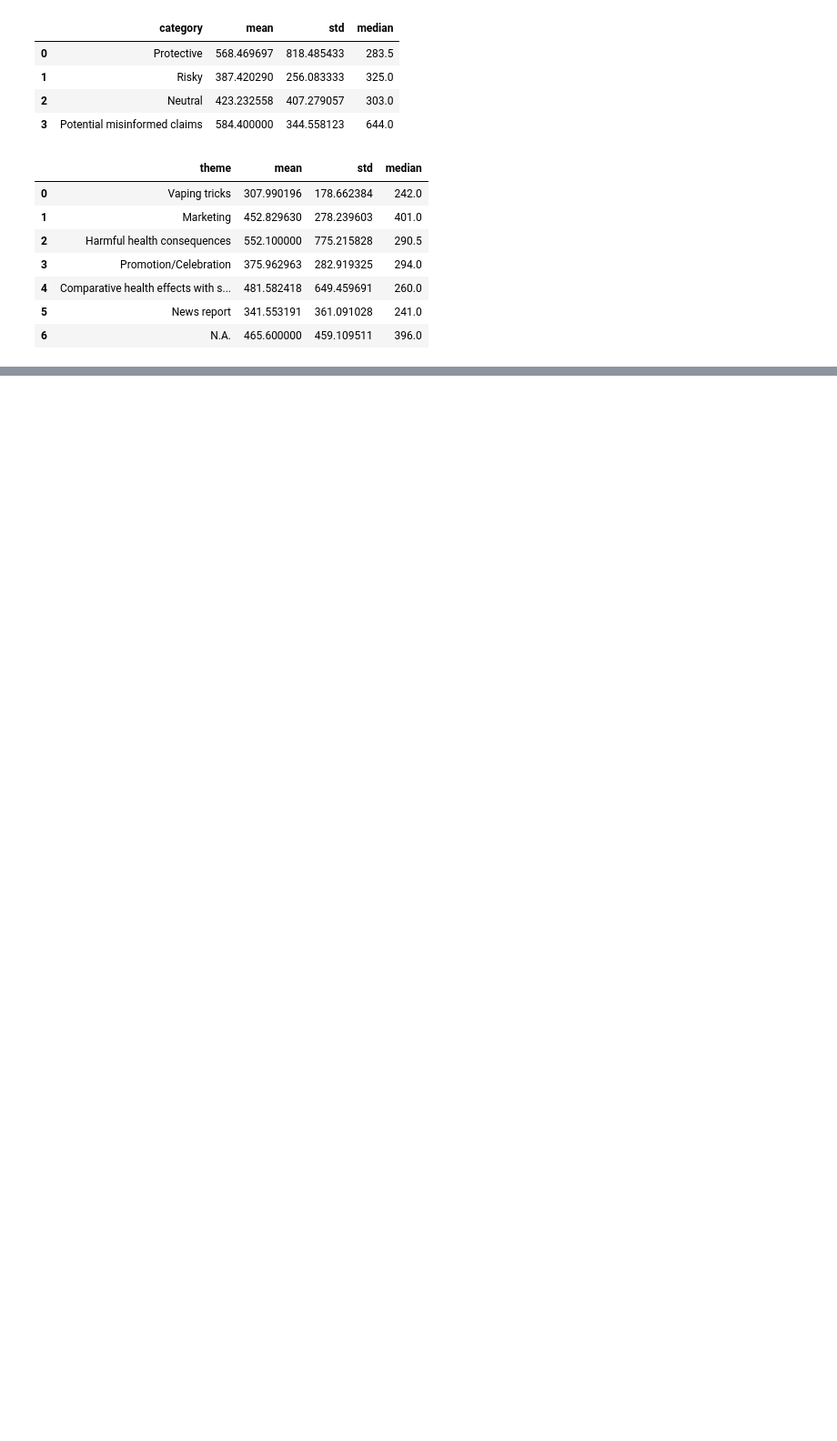
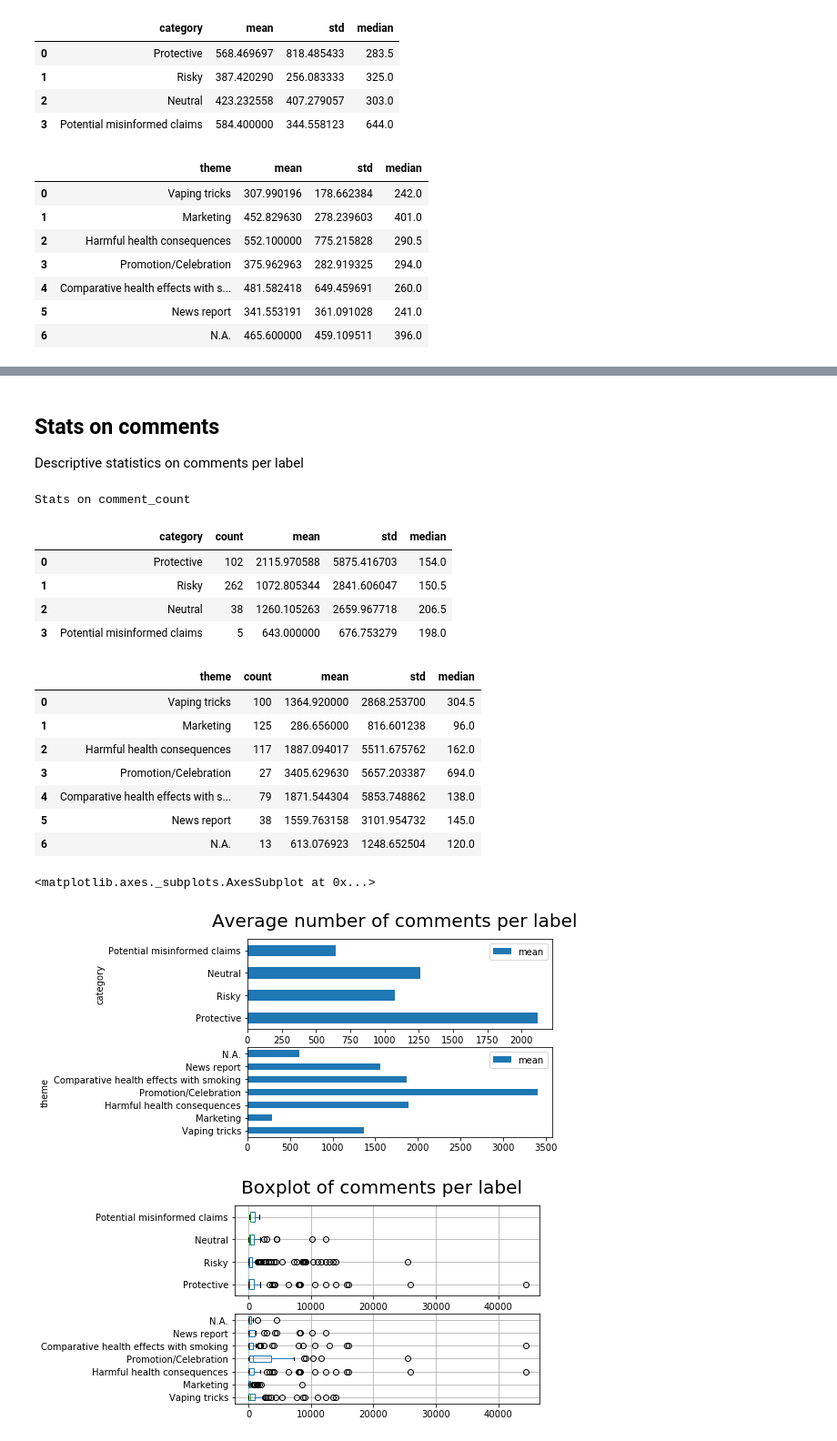
Before and after one commit to chinmaymokashicm/GRA_Youtube_Cig, a Jupyter notebook: descriptive_analysis.ipynb, the cells around one changed output, grey strips where cells are left out. Shown at 91% size. Drawn from its saved outputs; the diff is of its cells as text; code cells hidden in the pictures; blank space fills up the shorter version.

```diff
--- a/descriptive_analysis.ipynb
+++ b/descriptive_analysis.ipynb
@@ -160,0 +194,57 @@ Engagement score
+# %% [markdown]
+## Stats on comments
+Descriptive statistics on comments per label
+# %%
+list_df_video_category_comments = [
+    list_df_video_category[index][
+        list_df_video_category[index]["comment_count"] > 0
+    ]
+    for index in range(len(list_category))
+]
+list_df_video_theme_comments = [
+    list_df_video_theme[index][
+        list_df_video_theme[index]["comment_count"] > 0
+    ]
+    for index in range(len(list_theme))
+]
+
+print("Stats on comment_count")
+
+df_comment_count_category_describe = analyze_obj.describe_df(list_df=list_df_video_category_comments, label_name="category", list_label=list_category, column="comment_count")
+display(df_comment_count_category_describe)
+df_comment_count_theme_describe = analyze_obj.describe_df(list_df=list_df_video_theme_comments, label_name="theme", list_label=list_theme, column="comment_count")
+display(df_comment_count_theme_describe)
+
+fig, axes = plt.subplots(nrows=2, ncols=1)
+fig.suptitle("Average number of comments per label", fontsize=20)
+df_comment_count_category_describe.plot.barh(x="category", y="mean", ax=axes[0])
+df_comment_count_theme_describe.plot.barh(x="theme", y="mean", ax=axes[1])
+
+list_comment_count_category = [list_df_video_category_comments[index]["comment_count"] for index, _ in enumerate(list_category)]
+df_comment_count_category_boxplot = pd.concat(list_comment_count_category, axis=1, keys=list_category)
+
+list_comment_count_theme = [list_df_video_theme_comments[index]["comment_count"] for index, _ in enumerate(list_theme)]
+df_comment_count_theme_boxplot = pd.concat(list_comment_count_theme, axis=1, keys=list_theme)
+
+fig, axes = plt.subplots(nrows=2, ncols=1)
+fig.suptitle("Boxplot of comments per label", fontsize=20)
+df_comment_count_category_boxplot.boxplot(column=list_category, ax=axes[0], vert=False)
+df_comment_count_theme_boxplot.boxplot(column=list_theme, ax=axes[1], vert=False)
+# %% [output]
+Stats on comment_count
+|  | category | count | mean | std | median |
+| 0 | Protective | 102 | 2115.970588 | 5875.416703 | 154.0 |
+| 1 | Risky | 262 | 1072.805344 | 2841.606047 | 150.5 |
+| 2 | Neutral | 38 | 1260.105263 | 2659.967718 | 206.5 |
+| 3 | Potential misinformed claims | 5 | 643.000000 | 676.753279 | 198.0 |
+|  | theme | count | mean | std | median |
+| 0 | Vaping tricks | 100 | 1364.920000 | 2868.253700 | 304.5 |
+| 1 | Marketing | 125 | 286.656000 | 816.601238 | 96.0 |
+| 2 | Harmful health consequences | 117 | 1887.094017 | 5511.675762 | 162.0 |
+| 3 | Promotion/Celebration | 27 | 3405.629630 | 5657.203387 | 694.0 |
+| 4 | Comparative health effects with s... | 79 | 1871.544304 | 5853.748862 | 138.0 |
+| 5 | News report | 38 | 1559.763158 | 3101.954732 | 145.0 |
+| 6 | N.A. | 13 | 613.076923 | 1248.652504 | 120.0 |
+<matplotlib.axes._subplots.AxesSubplot at 0x...>
+[figure, added]
+[figure, added]
```
Also changed, not shown: parts of 16 cells of this notebook, 18 other files.
